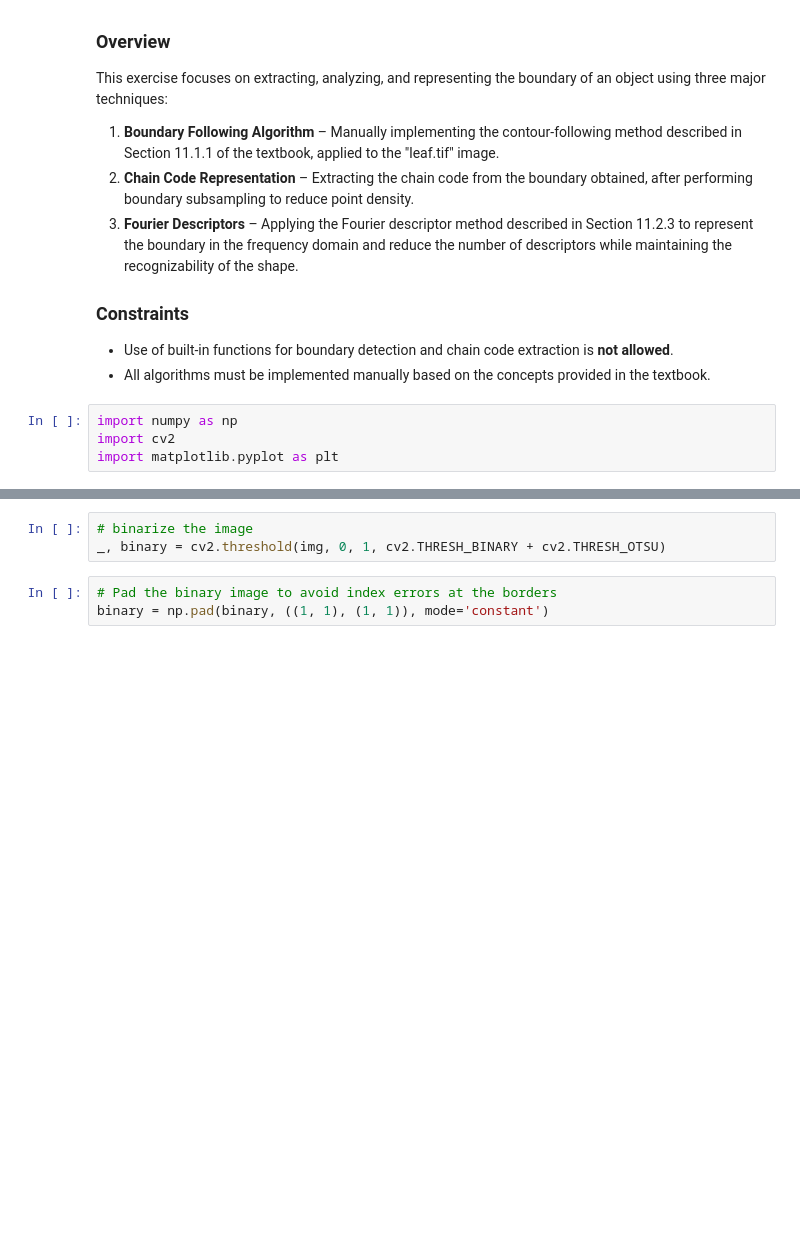
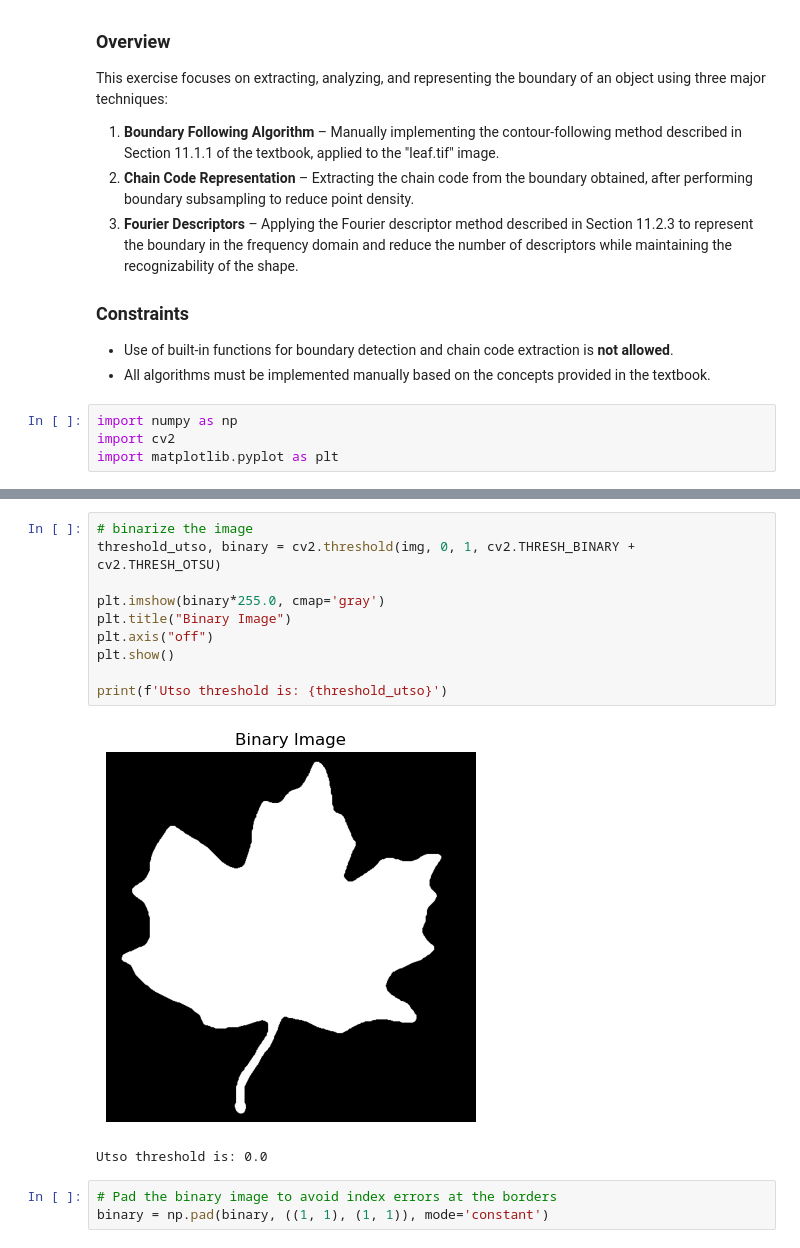
Before and after one commit to mjmousavi97/Image-processing-TehranUni-2025, a Jupyter notebook: DIP-HW9/src/Q2.ipynb, the cells around one changed output, grey strips where cells are left out. Drawn from its saved outputs; the diff is of its cells as text; blank space fills up the shorter version.

```diff
--- a/DIP-HW9/src/Q2.ipynb
+++ b/DIP-HW9/src/Q2.ipynb
@@ -22,6 +29,16 @@ img = cv2.imread("/mnt/e/Term 4/HW/HW9/Images/leaf.tif", cv2.IMREAD_GRAYSCALE)
 # %%
 # binarize the image
-_, binary = cv2.threshold(img, 0, 1, cv2.THRESH_BINARY + cv2.THRESH_OTSU)
+threshold_utso, binary = cv2.threshold(img, 0, 1, cv2.THRESH_BINARY + cv2.THRESH_OTSU)
+
+plt.imshow(binary*255.0, cmap='gray')
+plt.title("Binary Image")
+plt.axis("off")
+plt.show()
+
+print(f'Utso threshold is: {threshold_utso}')
+# %% [output]
+[figure, added]
+Utso threshold is: 0.0
 # %%
 # Pad the binary image to avoid index errors at the borders
 binary = np.pad(binary, ((1, 1), (1, 1)), mode='constant')
```
Also changed, not shown: parts of 8 cells of this notebook.
